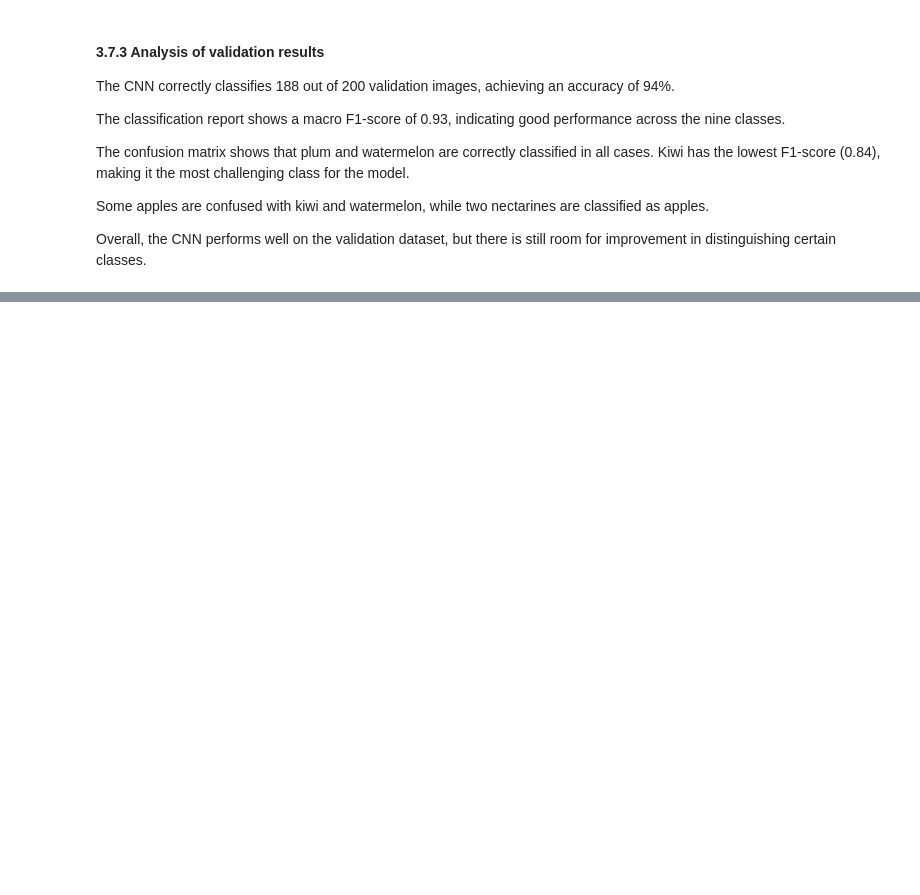
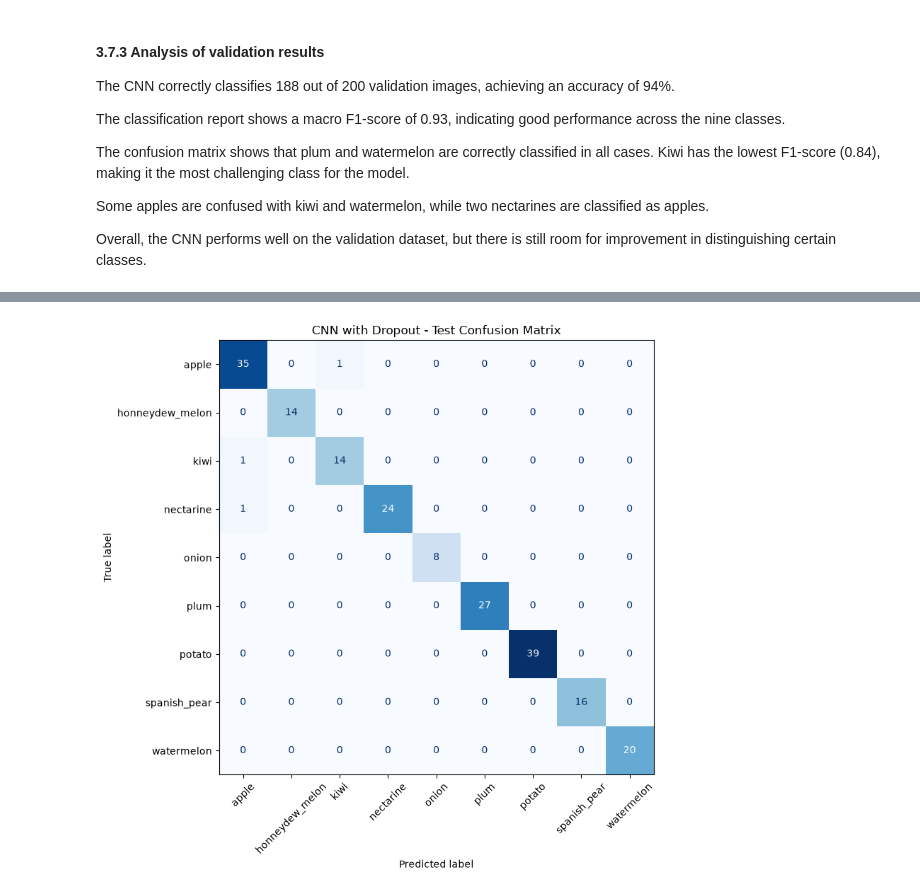
Before and after one commit to dargys/group-project, a Jupyter notebook: notebooks/IdaOchAnna.ipynb, the cells around one changed output, grey strips where cells are left out. Drawn from its saved outputs; the diff is of its cells as text; code cells hidden in the pictures; blank space fills up the shorter version.

```diff
--- a/notebooks/IdaOchAnna.ipynb
+++ b/notebooks/IdaOchAnna.ipynb
@@ -715,0 +1365,32 @@ Overall, the CNN performs well on the validation dataset, but there is still roo
+# %%
+from sklearn.metrics import confusion_matrix, ConfusionMatrixDisplay
+
+# Calculate the confusion matrix for the test dataset
+test_cm = confusion_matrix(
+    test_y_true,
+    test_y_pred,
+    labels=range(len(class_names))
+)
+
+# Create the confusion matrix visualization
+fig, ax = plt.subplots(figsize=(10, 8))
+
+cm_display = ConfusionMatrixDisplay(
+    confusion_matrix=test_cm,
+    display_labels=class_names
+)
+
+cm_display.plot(
+    ax=ax,
+    cmap="Blues",
+    values_format="d",
+    xticks_rotation=45,
+    colorbar=False
+)
+
+ax.set_title("CNN with Dropout - Test Confusion Matrix")
+
+plt.tight_layout()
+plt.show()
+# %% [output]
+[figure, added]
```
Also changed, not shown: parts of 25 cells of this notebook, 3 other files.
